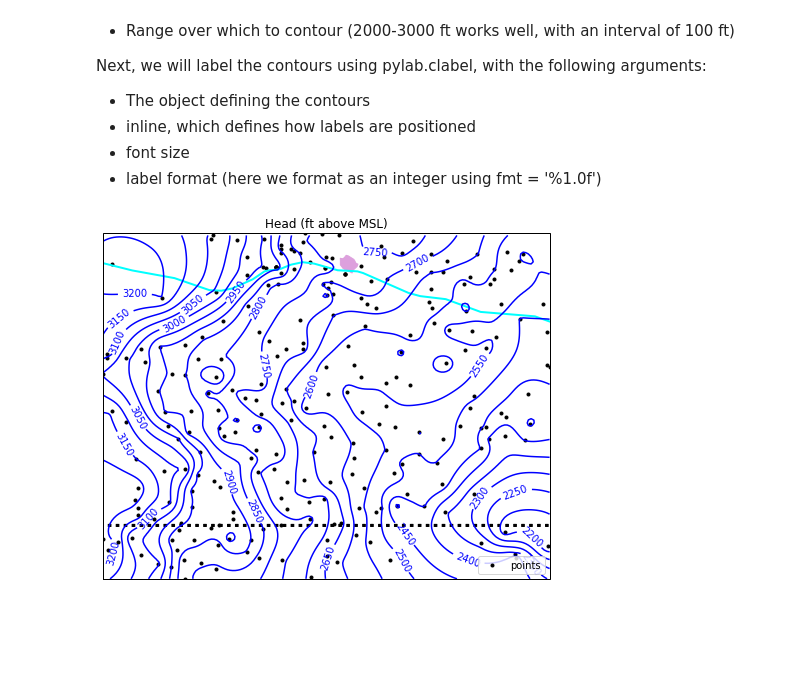
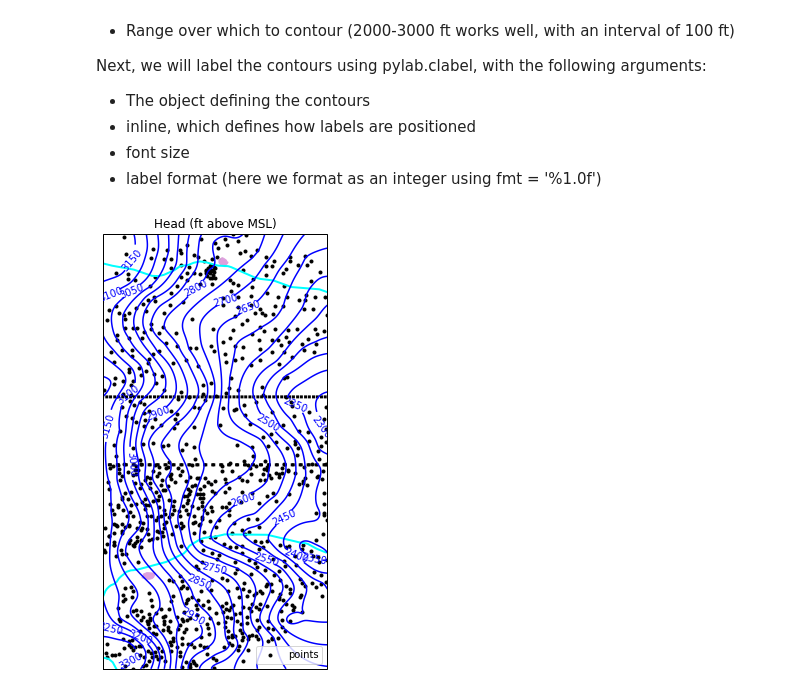
Before and after one commit to yiquanw2/geol572_6, a Jupyter notebook: HighPlainsAquifer.ipynb, the cells around one changed output. Drawn from its saved outputs; the diff is of its cells as text; code cells hidden in the pictures; blank space fills up the shorter version.

```diff
--- a/HighPlainsAquifer.ipynb
+++ b/HighPlainsAquifer.ipynb
@@ -39,10 +39,21 @@ This data is from 2013 (pre-irrigation season) for the High Plains Aquifer in Ka
 ![HighPlains](https://prd-wret.s3-us-west-2.amazonaws.com/assets/palladium/production/s3fs-public/styles/full_width/public/thumbnails/image/hp_wlcpd15go.png)
 # %%
 # High Plains aquifer data from Kansas, import into dataframe
-hp_dtw = pd.read_excel('https://github.com/dbabrams/Week6PotSurface/blob/master/highplains_ks_south.xlsx?raw=true')
+hp_dtw = pd.read_excel('https://github.com/dbabrams/Week6PotSurface/blob/master/DTW_1995.xlsx?raw=true')
 # add a column for head and calculate as (land surface - depth to water)
-hp_dtw = hp_dtw.join(pd.DataFrame({'heads_ft': hp_dtw['land_ftamsl']-hp_dtw['dtw_ft']}))
-#print(hp_dtw)
+hp_dtw = hp_dtw.join(pd.DataFrame({'heads_ft': hp_dtw['land_surface']-hp_dtw['DTW']}))
+hp_dtw = hp_dtw.drop(hp_dtw[hp_dtw['land_surface'] == 0].index)
+# %%
+# define the area over which to plot data
+minlat = 35
+maxlat = 38.2
+minlong = -101.75
+maxlong = -100.10
+
+hp_dtw = hp_dtw.drop(hp_dtw[hp_dtw['lat_dd'] < minlat].index)
+hp_dtw = hp_dtw.drop(hp_dtw[hp_dtw['lat_dd'] > maxlat].index)
+hp_dtw = hp_dtw.drop(hp_dtw[hp_dtw['long_dd'] < minlong].index)
+hp_dtw = hp_dtw.drop(hp_dtw[hp_dtw['long_dd'] > maxlong].index)
 # %% [markdown]
 ### Conduct kriging
 
@@ -56,7 +67,7 @@ After importing the pykrige package, conduct a Universal Kriging. The Universal
 </ul>
 # %%
 # conduct the Universal Kriging, note that the output is an object that we have to work with later.
-UK = UniversalKriging(hp_dtw['long'], hp_dtw['lat'], hp_dtw['heads_ft'], variogram_model='spherical',nlags=6)
+UK = UniversalKriging(hp_dtw['long_dd'], hp_dtw['lat_dd'], hp_dtw['heads_ft'], variogram_model='spherical',nlags=6)
 # %% [markdown]
 ### Create a grid to plot the data
 
@@ -68,12 +79,6 @@ Finally, we use the method UK.execute(), with arguments that first inform that w
 
 Note that we also run the method z.filled(), which will fill in any missing values. We assign the fill_value as 'None'.
 # %%
-# define the area over which to plot data
-minlat = min(hp_dtw['lat'])
-maxlat = max(hp_dtw['lat'])
-minlong = min(hp_dtw['long'])
-maxlong = max(hp_dtw['long'])
-
 # create xpoints and ypoints in space, with 0.01 spacing
 xpoints = np.arange(minlong,maxlong,0.01)
 ypoints = np.arange(minlat,maxlat,0.01)
@@ -126,37 +131,32 @@ largerivers = cf.NaturalEarthFeature(
     name='rivers_lake_centerlines',
     scale='110m',
     facecolor='none')
 smallrivers = cf.NaturalEarthFeature(
     category='physical',
     name='rivers_lake_centerlines_scale_rank',
     scale='10m',
     facecolor='none')
 popplaces = cf.NaturalEarthFeature(
     category='cultural',
     name='urban_areas',
     scale='10m',
     facecolor='plum')
 
 ax.add_feature(popplaces,edgecolor='plum',linewidth=1.0)
 ax.add_feature(largerivers,edgecolor='aqua',linewidth=2.0)
 ax.add_feature(smallrivers,edgecolor='aqua',linewidth=2.0)
 ax.add_feature(states_provinces, edgecolor='black', linewidth=3.0,linestyle=':')
 
-
-
-
 # create contours from the interpolation
 cset = plt.contour(X,Y,z,np.arange(1000, 5000, 50),colors='blue')
 
 # contour labels
 pylab.clabel(cset, inline=1, fontsize=10,fmt='%1.0f')
 
 # plot the points that were measured
-plt.scatter(hp_dtw['long'], hp_dtw['lat'], marker=".", color="black", label="points")
-
-
+plt.scatter(hp_dtw['long_dd'], hp_dtw['lat_dd'], marker=".", color="black", label="points")
 plt.legend(loc='lower right')
 plt.title('Head (ft above MSL)')
 plt.show()
 # %% [output]
-[figure, old version]
+[figure, new version]
```
Also changed, not shown: parts of 3 cells of this notebook.
